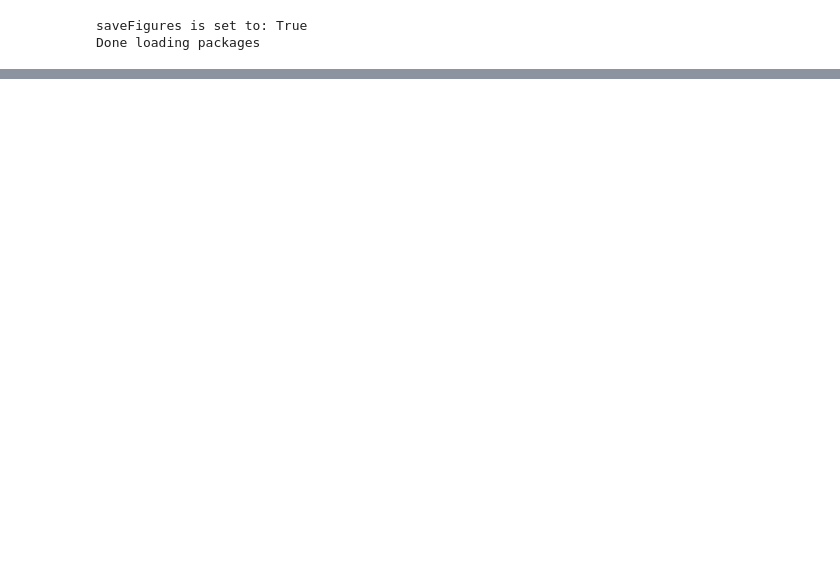
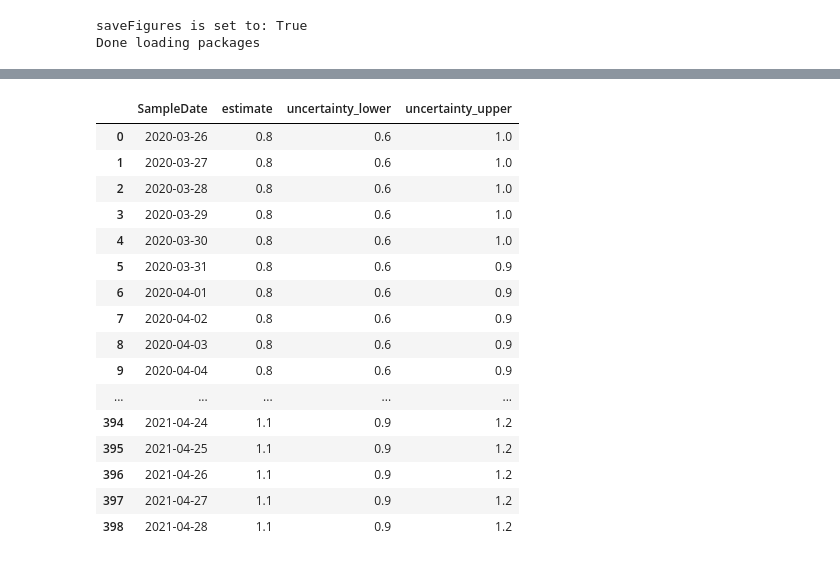
Before and after one commit to PandemiXcenter/PandemiX, a Jupyter notebook: DanskeData/all_Rt_compare.ipynb, the cells around one changed output, grey strips where cells are left out. Cells and saved outputs as stored; diff of their text form; code cells hidden in the pictures; blank space fills up the shorter version.

```diff
--- a/DanskeData/all_Rt_compare.ipynb
+++ b/DanskeData/all_Rt_compare.ipynb
@@ -161,0 +159,20 @@ df.tail()
+# %%
+df
+# %% [output]
+|  | SampleDate | estimate | uncertainty_lower | uncertainty_upper |
+| 0 | 2020-03-26 | 0.8 | 0.6 | 1.0 |
+| 1 | 2020-03-27 | 0.8 | 0.6 | 1.0 |
+| 2 | 2020-03-28 | 0.8 | 0.6 | 1.0 |
+| 3 | 2020-03-29 | 0.8 | 0.6 | 1.0 |
+| 4 | 2020-03-30 | 0.8 | 0.6 | 1.0 |
+| 5 | 2020-03-31 | 0.8 | 0.6 | 0.9 |
+| 6 | 2020-04-01 | 0.8 | 0.6 | 0.9 |
+| 7 | 2020-04-02 | 0.8 | 0.6 | 0.9 |
+| 8 | 2020-04-03 | 0.8 | 0.6 | 0.9 |
+| 9 | 2020-04-04 | 0.8 | 0.6 | 0.9 |
+| ... | ... | ... | ... | ... |
+| 394 | 2021-04-24 | 1.1 | 0.9 | 1.2 |
+| 395 | 2021-04-25 | 1.1 | 0.9 | 1.2 |
+| 396 | 2021-04-26 | 1.1 | 0.9 | 1.2 |
+| 397 | 2021-04-27 | 1.1 | 0.9 | 1.2 |
+| 398 | 2021-04-28 | 1.1 | 0.9 | 1.2 |
```
Also changed, not shown: parts of 3 cells of this notebook, 44 other files.
